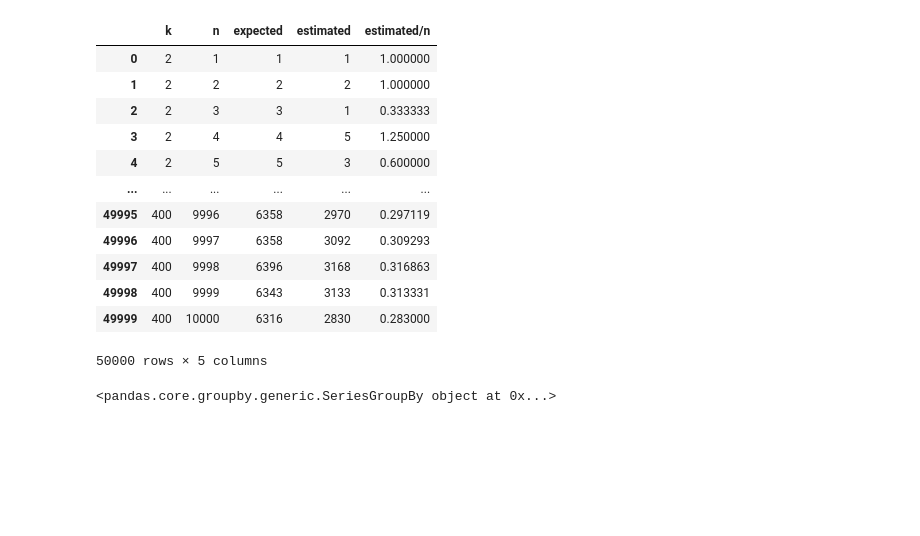
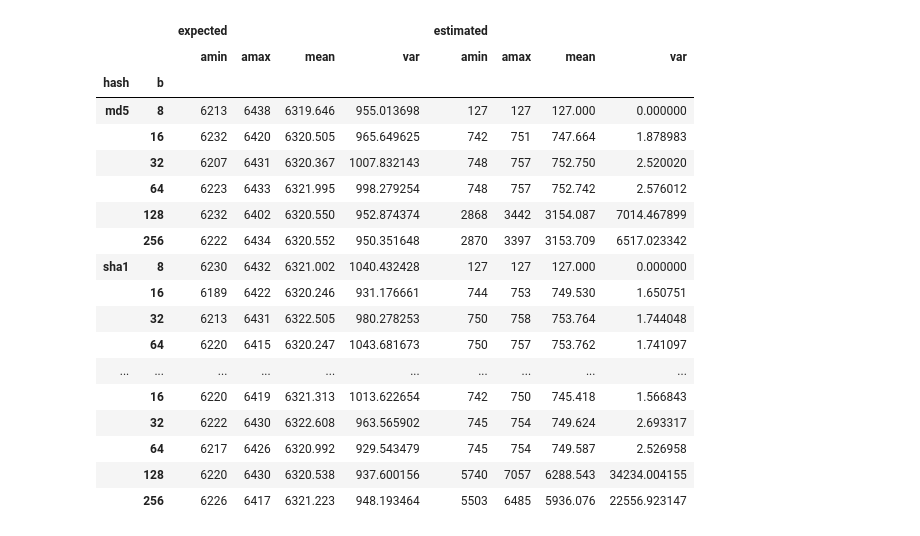
Before and after one commit to JakubGogola-IDENTT/analysis_of_algorithms, a Jupyter notebook: lab2/lab3.ipynb, the cells around one changed output. Drawn from its saved outputs; the diff is of its cells as text; code cells hidden in the pictures; blank space fills up the shorter version.

```diff
--- a/lab2/lab3.ipynb
+++ b/lab2/lab3.ipynb
@@ -7,2 +34,3 @@ import matplotlib.pyplot as plt
 # %%
-data_5b = pd.read_csv('data/5b.csv')
+data_6 = pd.read_csv('data/6.csv')
+data_6
@@ -9,21 +51,23 @@ data_5b = pd.read_csv('data/5b.csv')
-# %%
-data_5b['estimated/n'] = data_5b['estimated'] / data_5b['n']
-data_5b
-# %% [output]
-|  | k | n | expected | estimated | estimated/n |
-| 0 | 2 | 1 | 1 | 1 | 1.000000 |
-| 1 | 2 | 2 | 2 | 2 | 1.000000 |
-| 2 | 2 | 3 | 3 | 1 | 0.333333 |
-| 3 | 2 | 4 | 4 | 5 | 1.250000 |
-| 4 | 2 | 5 | 5 | 3 | 0.600000 |
-| ... | ... | ... | ... | ... | ... |
-| 49995 | 400 | 9996 | 6358 | 2970 | 0.297119 |
-| 49996 | 400 | 9997 | 6358 | 3092 | 0.309293 |
-| 49997 | 400 | 9998 | 6396 | 3168 | 0.316863 |
-| 49998 | 400 | 9999 | 6343 | 3133 | 0.313331 |
-| 49999 | 400 | 10000 | 6316 | 2830 | 0.283000 |
-50000 rows × 5 columns
-# %%
-x = np.linspace(1, 10000, 10000)
-# %% [output]
-<pandas.core.groupby.generic.SeriesGroupBy object at 0x...>
+# %%
+summary_6 = data_6.groupby(['hash', 'b']).agg([np.min, np.max, np.mean, np.var])
+summary_6
+# %% [output]
+|  |  | expected |  |  |  | estimated |  |  |  |
+|  |  | amin | amax | mean | var | amin | amax | mean | var |
+| hash | b |  |  |  |  |  |  |  |  |
+| md5 | 8 | 6213 | 6438 | 6319.646 | 955.013698 | 127 | 127 | 127.000 | 0.000000 |
+|  | 16 | 6232 | 6420 | 6320.505 | 965.649625 | 742 | 751 | 747.664 | 1.878983 |
+|  | 32 | 6207 | 6431 | 6320.367 | 1007.832143 | 748 | 757 | 752.750 | 2.520020 |
+|  | 64 | 6223 | 6433 | 6321.995 | 998.279254 | 748 | 757 | 752.742 | 2.576012 |
+|  | 128 | 6232 | 6402 | 6320.550 | 952.874374 | 2868 | 3442 | 3154.087 | 7014.467899 |
+|  | 256 | 6222 | 6434 | 6320.552 | 950.351648 | 2870 | 3397 | 3153.709 | 6517.023342 |
+| sha1 | 8 | 6230 | 6432 | 6321.002 | 1040.432428 | 127 | 127 | 127.000 | 0.000000 |
+|  | 16 | 6189 | 6422 | 6320.246 | 931.176661 | 744 | 753 | 749.530 | 1.650751 |
+|  | 32 | 6213 | 6431 | 6322.505 | 980.278253 | 750 | 758 | 753.764 | 1.744048 |
+|  | 64 | 6220 | 6415 | 6320.247 | 1043.681673 | 750 | 757 | 753.762 | 1.741097 |
+| ... | ... | ... | ... | ... | ... | ... | ... | ... | ... |
+|  | 16 | 6220 | 6419 | 6321.313 | 1013.622654 | 742 | 750 | 745.418 | 1.566843 |
+|  | 32 | 6222 | 6430 | 6322.608 | 963.565902 | 745 | 754 | 749.624 | 2.693317 |
+|  | 64 | 6217 | 6426 | 6320.992 | 929.543479 | 745 | 754 | 749.587 | 2.526958 |
+|  | 128 | 6220 | 6430 | 6320.538 | 937.600156 | 5740 | 7057 | 6288.543 | 34234.004155 |
+|  | 256 | 6226 | 6417 | 6321.223 | 948.193464 | 5503 | 6485 | 5936.076 | 22556.923147 |
```
Also changed, not shown: parts of 4 cells of this notebook, 2 other files.
